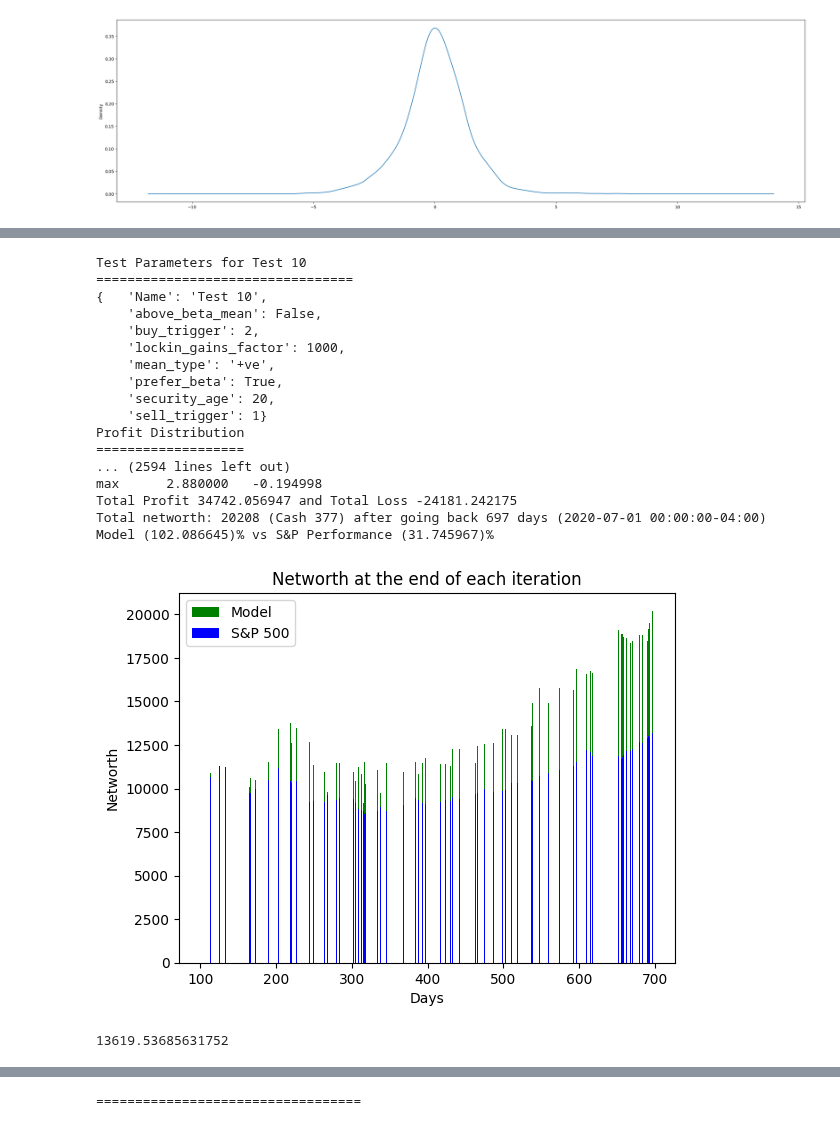
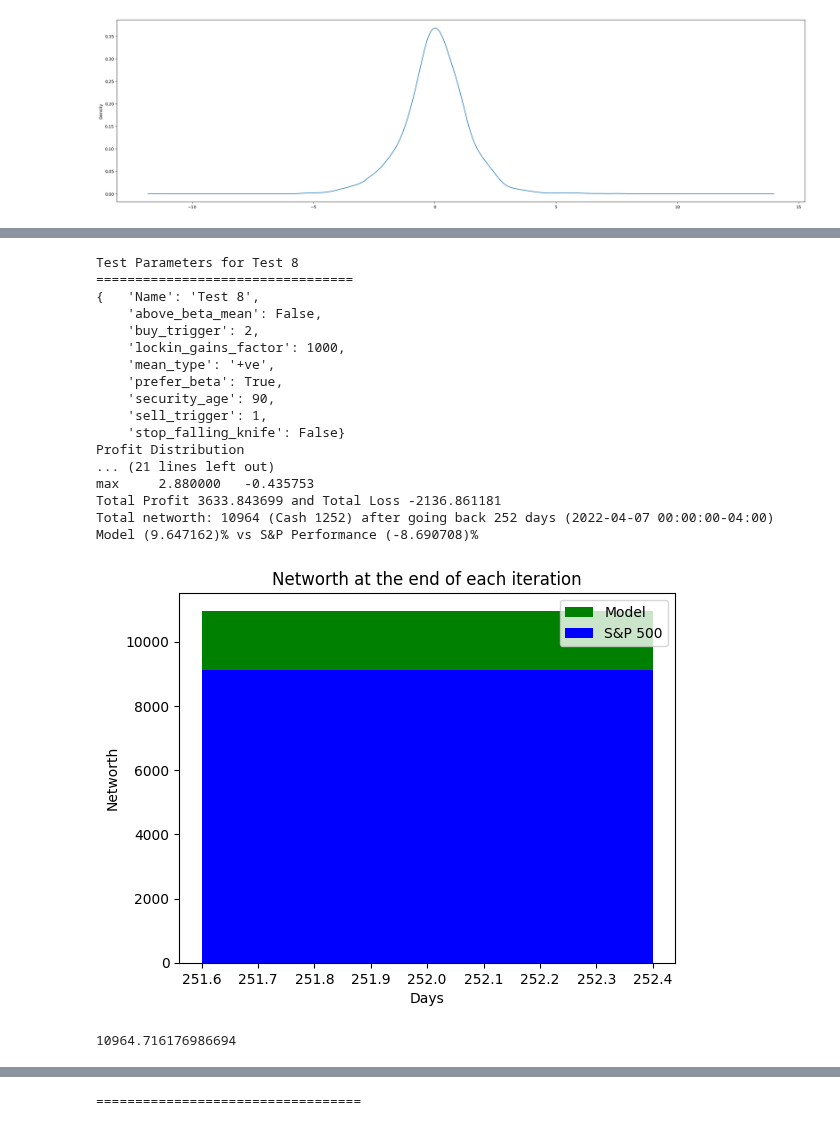
Before and after one commit to MuralidharB/tft-stocks, a Jupyter notebook: close_open.ipynb, the cells around one changed output, grey strips where cells are left out. Cells and saved outputs as stored; diff of their text form; code cells hidden in the pictures.

```diff
--- a/close_open.ipynb
+++ b/close_open.ipynb
@@ -17,11 +17,12 @@ security_age = 15                         # number of days to hold the security
 lockin_gains_factor = 1000                # times the orignal amount to grow before we lockin the gains.
 mean_type = "+ve"                         # only consider stocks with +ve mean of ND. These stocks have been growing over the period of time
 max_stocks_to_buy = 5                     # number of stocks to buy at buy trigger. We can change this value to be more adaptive based on market cap of the security and other parameters.
-backtest_iterations = 100                 # number of backtests to run
+backtest_iterations = 1                   # number of backtests to run
 backtest_days = random.sample(range(100, 700), backtest_iterations) # starting days for back testing
 backtest_days.sort()
 prefer_beta = True
 above_beta_mean = False
+stop_falling_knife = False
 
 starting_balance = 10000                  # seed money to start investing
 current_account = original_balance = starting_balance
@@ -47,6 +48,7 @@ tests = [
         "prefer_beta": True,
         "mean_type": "+ve",
         "above_beta_mean": False,
+        "stop_falling_knife": False,
      },
      {
         "Name": "Test 2",
@@ -57,6 +59,7 @@ tests = [
         "prefer_beta": True,
         "mean_type": "+ve",
         "above_beta_mean": False,
+        "stop_falling_knife": False,
      },
      {
         "Name": "Test 3",
@@ -67,6 +70,7 @@ tests = [
         "prefer_beta": True,
         "mean_type": "+ve",
         "above_beta_mean": False,
+        "stop_falling_knife": False,
      },
      {
         "Name": "Test 4",
@@ -77,6 +81,7 @@ tests = [
         "prefer_beta": False,
         "mean_type": "+ve",
         "above_beta_mean": False,
+        "stop_falling_knife": False,
      },
      {
         "Name": "Test 5",
@@ -87,6 +92,7 @@ tests = [
         "prefer_beta": True,
         "mean_type": "+ve",
         "above_beta_mean": False,
+        "stop_falling_knife": False,
      },
      {
         "Name": "Test 6",
@@ -97,6 +103,7 @@ tests = [
         "prefer_beta": False,
         "mean_type": "+ve",
         "above_beta_mean": False,
+        "stop_falling_knife": False,
      },
     {
         "Name": "Test 7",
@@ -107,6 +114,7 @@ tests = [
         "prefer_beta": True,
         "mean_type": "",
         "above_beta_mean": False,
+        "stop_falling_knife": False,
      },
      {
         "Name": "Test 8",
@@ -117,6 +125,7 @@ tests = [
         "prefer_beta": True,
         "mean_type": "+ve",
         "above_beta_mean": False,
+        "stop_falling_knife": False,
      },
       {
         "Name": "Test 9",
@@ -127,6 +136,7 @@ tests = [
         "prefer_beta": True,
         "mean_type": "+ve",
         "above_beta_mean": True,
+        "stop_falling_knife": False,
      },
      {
         "Name": "Test 10",
@@ -137,10 +147,11 @@ tests = [
         "prefer_beta": True,
         "mean_type": "+ve",
         "above_beta_mean": False,
+        "stop_falling_knife": False,
      },
 ]
 
-tests_to_run = [10]
+tests_to_run = [8]
 # %%
 import yfinance as yahooFinance
 import yahoo_fin.stock_info as si
@@ -273,7 +284,7 @@ def getsellbuy(index, portfolio, security_profit, security_loss):
                 (s, betas['Beta'][s], stocks_ts.loc[index, s+"_Close"], profit, t.days), portfolio[s])
         security_profit.loc[len(security_profit.index)] = {'beta':betas['Beta'][s], 'days':t.days, 'profit':profit}
         latest_diff.at[s, 'sell'] = True
-      elif t.days > security_age:
+      elif t.days > security_age or (stop_falling_knife == True and (latest_diff['diff'][s] < -buy_trigger * std['std'][s])):
         # if the security has aged for certain days, cut the losses
         loss = len(portfolio[s]['costs']) * stocks_ts.loc[index, s+"_Close"] - sum(portfolio[s]['costs'])
         if dump_all_trades:
@@ -285,6 +296,7 @@ def getsellbuy(index, portfolio, security_profit, security_loss):
         else:
           security_loss.loc[len(security_loss.index)] = {'beta':betas['Beta'][s], 'loss':loss}
         latest_diff.at[s, 'sell'] = True
+        latest_diff.at[s, 'buy'] = False
 
   # Print which stocks are buy and which are sell
   #print("Stock to Buy on " + str(index))
@@ -433,39 +445,40 @@ def run_backtest():
 # %%
 
 for i in tests_to_run:
   t = tests[i-1]
   buy_trigger = t['buy_trigger']    # times standard deviation
   sell_trigger = t['sell_trigger']   # times the avg cost of the security to grow before we sell
   security_age = t['security_age']  # number of days to hold the security before we cut the losses
   lockin_gains_factor = t['lockin_gains_factor'] # times the orignal amount to grow before we lockin the gains.
   prefer_beta = t['prefer_beta']
   mean_type = t["mean_type"]
+  stop_falling_knife = t["stop_falling_knife"]
   above_beta_mean = t["above_beta_mean"]
   print("Test Parameters for " + t['Name'])
   print("=================================")
   pp.pprint(t)
   run_backtest()
   print()
   print("==================================\n")
 # %% [output]
-Test Parameters for Test 10
+Test Parameters for Test 8
 =================================
-{   'Name': 'Test 10',
+{   'Name': 'Test 8',
     'above_beta_mean': False,
     'buy_trigger': 2,
     'lockin_gains_factor': 1000,
     'mean_type': '+ve',
     'prefer_beta': True,
-    'security_age': 20,
-    'sell_trigger': 1}
+    'security_age': 90,
+    'sell_trigger': 1,
+    'stop_falling_knife': False}
 Profit Distribution
-===================
-... (2594 lines left out)
-max      2.880000   -0.194998
-Total Profit 34742.056947 and Total Loss -24181.242175
-Total networth: 20208 (Cash 377) after going back 697 days (2020-07-01 00:00:00-04:00)
-Model (102.086645)% vs S&P Performance (31.745967)%
+... (21 lines left out)
+max     2.880000   -0.435753
+Total Profit 3633.843699 and Total Loss -2136.861181
+Total networth: 10964 (Cash 1252) after going back 252 days (2022-04-07 00:00:00-04:00)
+Model (9.647162)% vs S&P Performance (-8.690708)%
-[figure, old version]
+[figure, new version]
-13619.53685631752
+10964.716176986694
 [interactive output not drawn]
 ==================================
```
